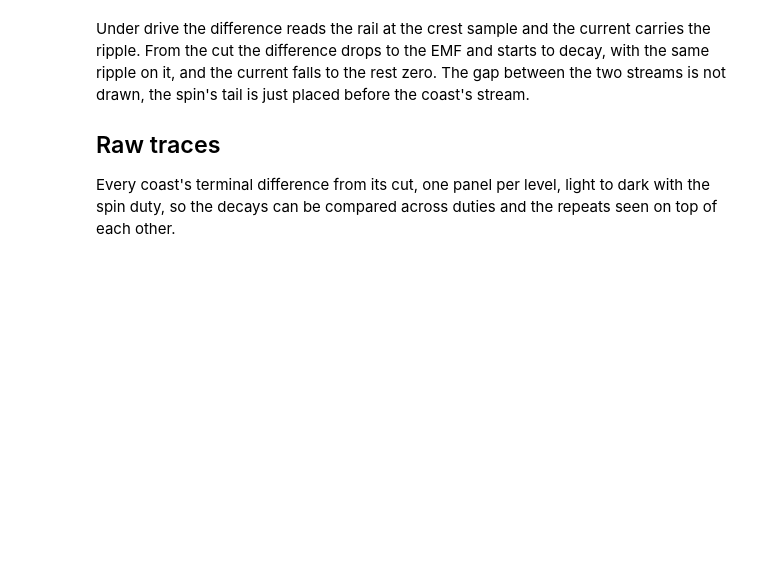
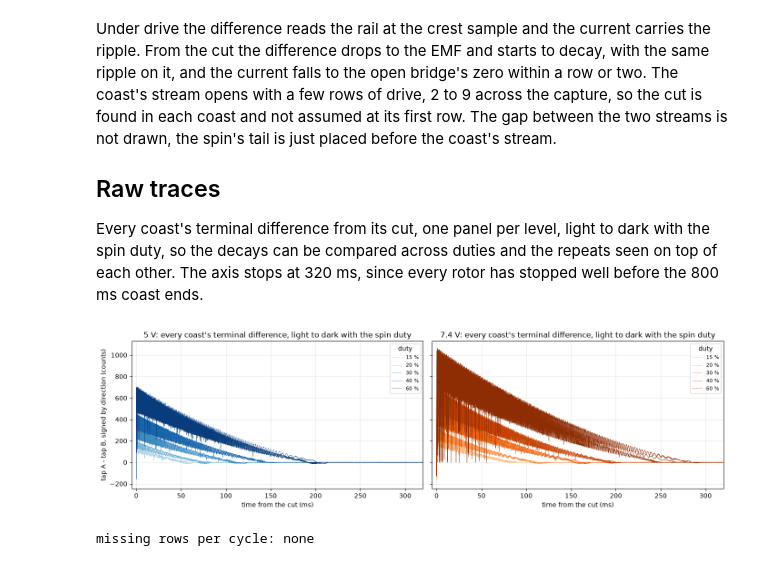
Before and after one commit to OpenServoCore/notebooks, a Jupyter notebook: stages/2-motor/bemf-coast/bemf-coast.ipynb, the cells around one changed output. Drawn from its saved outputs; the diff is of its cells as text; code cells hidden in the pictures; blank space fills up the shorter version.

Commit message:
stage 2: bemf-coast notebook on capture 1

```diff
--- a/stages/2-motor/bemf-coast/bemf-coast.ipynb
+++ b/stages/2-motor/bemf-coast/bemf-coast.ipynb
@@ -123,26 +153,31 @@ print(f"direction {d:+d}: the coast's stream opens with {z} rows of drive before
 # %% [markdown]
-Under drive the difference reads the rail at the crest sample and the current carries the ripple. From the cut the difference drops to the EMF and starts to decay, with the same ripple on it, and the current falls to the rest zero. The gap between the two streams is not drawn, the spin's tail is just placed before the coast's stream.
+Under drive the difference reads the rail at the crest sample and the current carries the ripple. From the cut the difference drops to the EMF and starts to decay, with the same ripple on it, and the current falls to the open bridge's zero within a row or two. The coast's stream opens with a few rows of drive, 2 to 9 across the capture, so the cut is found in each coast and not assumed at its first row. The gap between the two streams is not drawn, the spin's tail is just placed before the coast's stream.
 
 ## Raw traces
 
-Every coast's terminal difference from its cut, one panel per level, light to dark with the spin duty, so the decays can be compared across duties and the repeats seen on top of each other.
+Every coast's terminal difference from its cut, one panel per level, light to dark with the spin duty, so the decays can be compared across duties and the repeats seen on top of each other. The axis stops at 320 ms, since every rotor has stopped well before the 800 ms coast ends.
 # %%
 DUTIES = sorted(cycles["duty_pct"].unique())
 SHADE = {v: dict(zip(DUTIES, (plt.cm.Blues if v == 5.0 else plt.cm.Oranges)(np.linspace(0.35, 0.95, len(DUTIES))))) for v in COLOR}   # one hue per level, light to dark with the duty
 missing = {}
 fig, ax = plt.subplots(1, 2, figsize=(14, 4.2), sharey=True)
 for _, C in cycles.iterrows():
     df, meta = tel.load(cycle_folder(C["k"]), BOARD)
-    missing[int(C["k"])] = int(tel.gaps(df).sum())
+    missing[int(C["k"])] = int(tel.gaps(df).sum())                      # rows lost between the board and the host, by the tick count
     a = ax[0] if C["volts_set"] == 5.0 else ax[1]
     for d, sp, co in pairs(df):
         z = cut_row(co)
         if z is None:
             continue
-        e = ((co["vmotor_a"] - co["vmotor_b"]) * d).to_numpy(float)[z:]
-        a.plot(np.arange(len(e)) / FS, e, lw=0.4, color=SHADE[C["volts_set"]][C["duty_pct"]], label=f"{C['duty_pct']} %" if C["repeat"] == 0 and d == 1 else None)
+        e = ((co["vmotor_a"] - co["vmotor_b"]) * d).to_numpy(float)[z:]   # the tap difference from the cut, signed so the EMF reads positive
+        a.plot(np.arange(len(e)) / FS * 1e3, e, lw=0.4, color=SHADE[C["volts_set"]][C["duty_pct"]], label=f"{C['duty_pct']} %" if C["repeat"] == 0 and d == 1 else None)
 for a, v in zip(ax, COLOR):
-    a.set_title(f"{v:g} V: every coast's terminal difference, light to dark with the spin duty"); a.set_xlabel("time from the cut (s)"); a.grid(alpha=0.3); a.legend(fontsize=8, title="duty")
+    a.set_title(f"{v:g} V: every coast's terminal difference, light to dark with the spin duty"); a.set_xlabel("time from the cut (ms)")
+    a.set_xlim(-5, 320)                                                  # every rotor has stopped well before the 800 ms coast ends
+    a.grid(alpha=0.3); a.legend(fontsize=8, title="duty")
 ax[0].set_ylabel("tap A - tap B, signed by direction (counts)")
 plt.tight_layout(); plt.show()
 print("missing rows per cycle:", {k: m for k, m in missing.items() if m} or "none")
+# %% [output]
+[figure, added]
+missing rows per cycle: none
```
Also changed, not shown: parts of 44 cells of this notebook, 1 other file.
